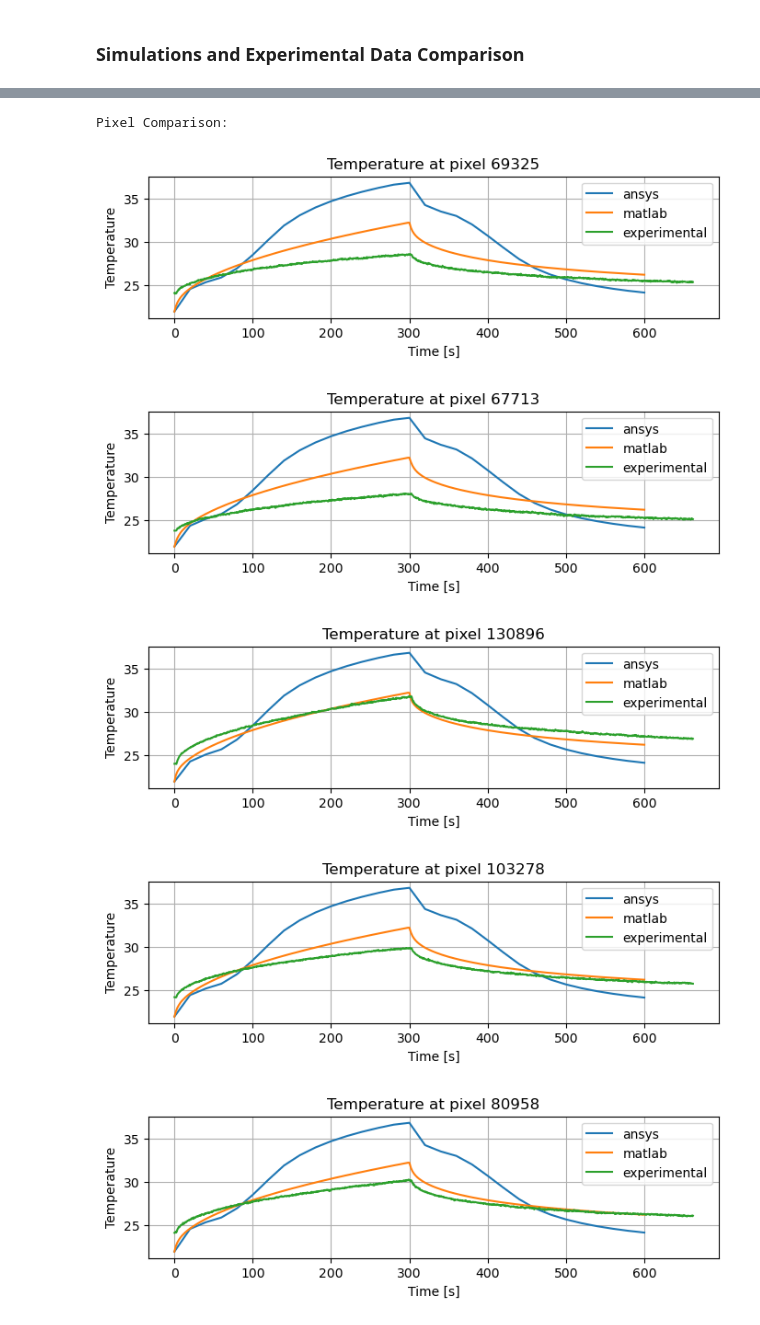
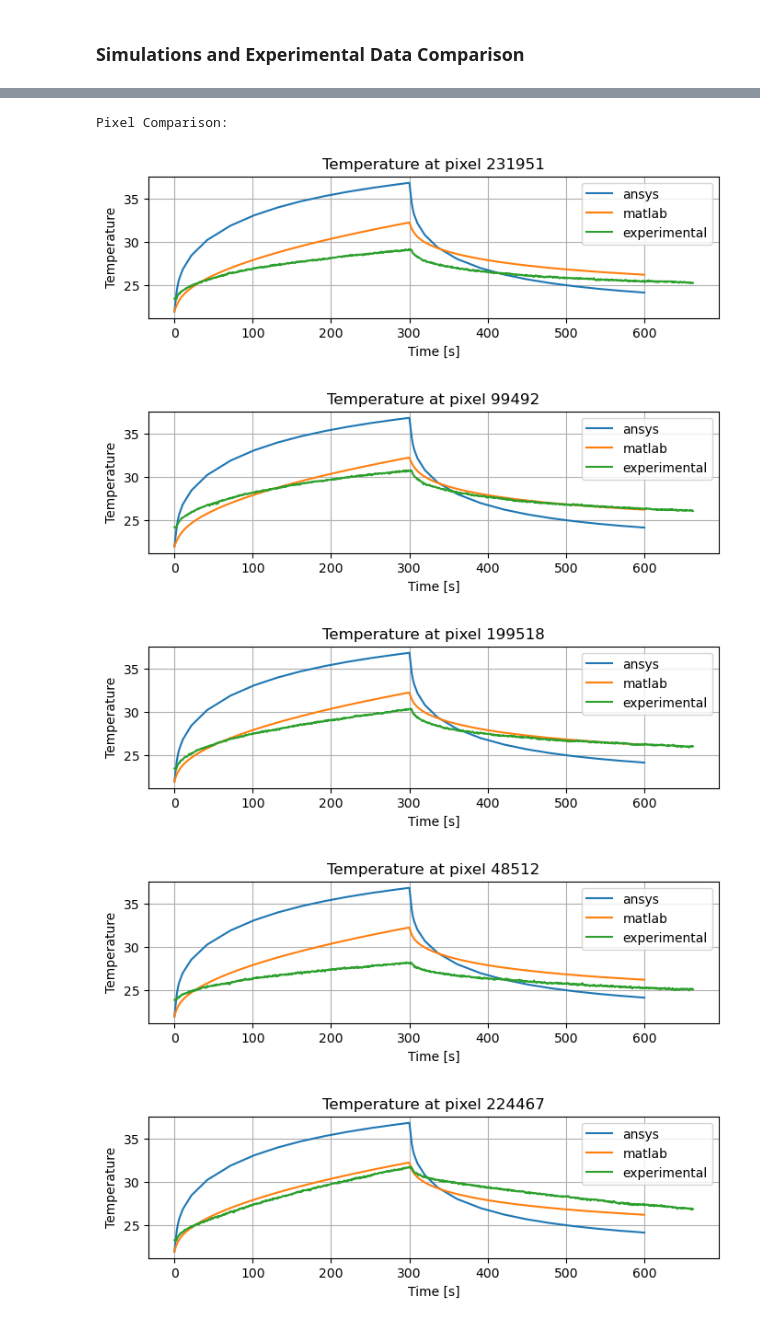
Before and after one commit to lvburik/TeamInternship, a Jupyter notebook: Preprocessing/simulation_comparison.ipynb, the cells around one changed output, grey strips where cells are left out. Drawn from its saved outputs; the diff is of its cells as text; code cells hidden in the pictures.

Commit message:
fix ansys temp over time plots

```diff
--- a/Preprocessing/simulation_comparison.ipynb
+++ b/Preprocessing/simulation_comparison.ipynb
@@ -133,7 +133,9 @@ MATLAB simulation data shape:  (8481, 305)
 x_ansys = ansys_data['Xloc'].values  # x-coordinates of nodes
 y_ansys= ansys_data['Yloc'].values  # y-coordinates of nodes
 temperatures_ansys = ansys_data.iloc[:, :-3].values  # temperature of nodes
-num_time_steps = temperatures_ansys.shape[1]
+t_ansys = ansys_data.columns.to_list()[:-3] # timesteps
+t_ansys = list(np.float_(t_ansys))
+num_time_steps = len(t_ansys)
 
 print(f"loaded ansys data: {x_ansys.shape}, {y_ansys.shape}, {temperatures_ansys.shape} ")
 print(f"loaded matlab data: {x.shape}, {y.shape}, {temperatures.shape}")
@@ -202,7 +204,6 @@ plt.show()
 # %%
 pixel =  np.random.choice(307200, 1)
 p_ansys = ansys_flattened_temperatures[:,pixel]
-t_ansys = np.linspace(0, 600, 31)
 p_matlab = flattened_temperatures[:,pixel]
 t_matlab = np.linspace(0, 600, 301)
 
@@ -232,21 +233,21 @@ def plot_pixel_temp(pixel_id, temps, timesteps, labels):
 # %%
 # plot various pixel temperatures over time
 pixels = np.random.choice(307200, 5)
-temps = [ansys_flattened_temperatures, sim_data, experimental_data]
-timesteps = [np.linspace(0, 600, ansys_flattened_temperatures.shape[0]),
-             np.linspace(0, 600, sim_data.shape[0]),
+temps = [ansys_flattened_temperatures, flattened_temperatures, experimental_data]
+timesteps = [t_ansys,
+             np.linspace(0, 600, flattened_temperatures.shape[0]),
              np.linspace(0, experimental_data.shape[0]*0.5, experimental_data.shape[0])]
 labels = ["ansys", "matlab", "experimental"]
 print("Pixel Comparison: ")
 for pixel in pixels:
     plot_pixel_temp(pixel, temps, timesteps, labels)
 # %% [output]
 Pixel Comparison:
-[figure, old version]
+[figure, new version]
-[figure, old version]
+[figure, new version]
-[figure, old version]
+[figure, new version]
-[figure, old version]
+[figure, new version]
-[figure, old version]
+[figure, new version]
 # %%
 # plot pixel locations on a frame
 frame = sim_data[timestep, :].reshape((480, 640))
```
Also changed, not shown: parts of 2 cells of this notebook.
